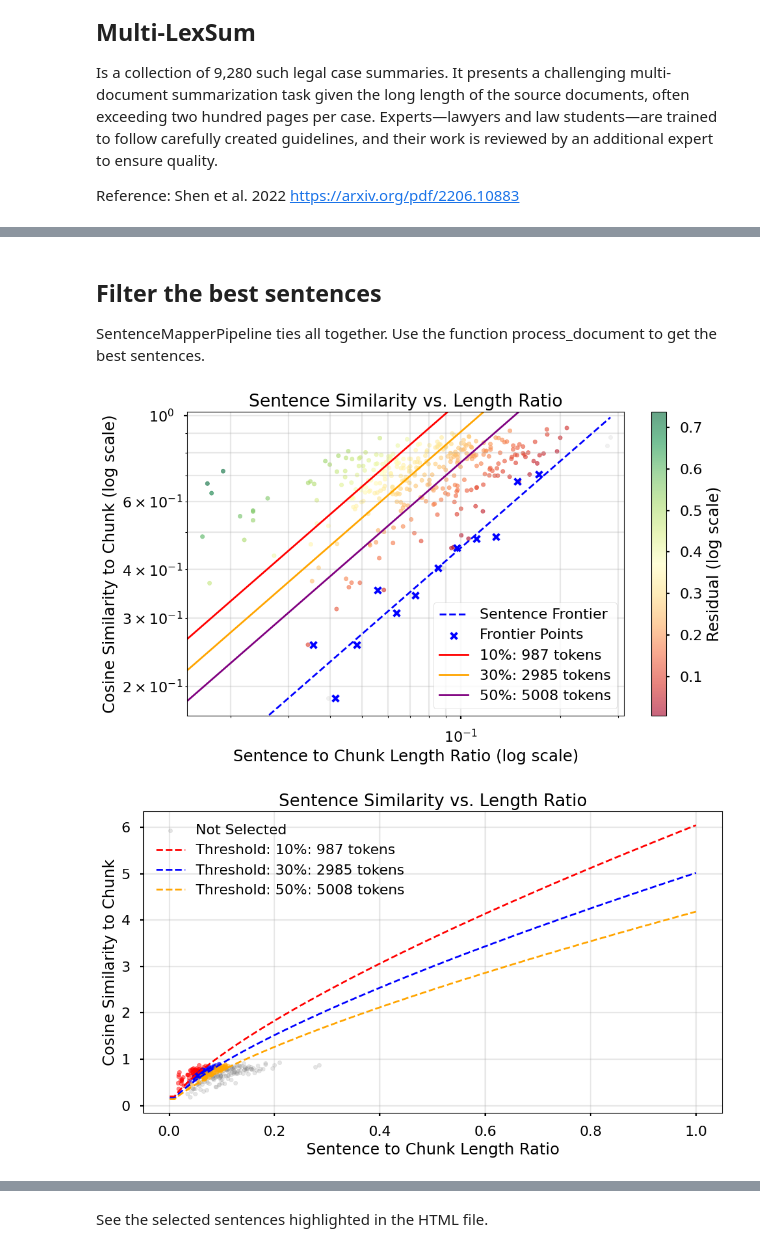
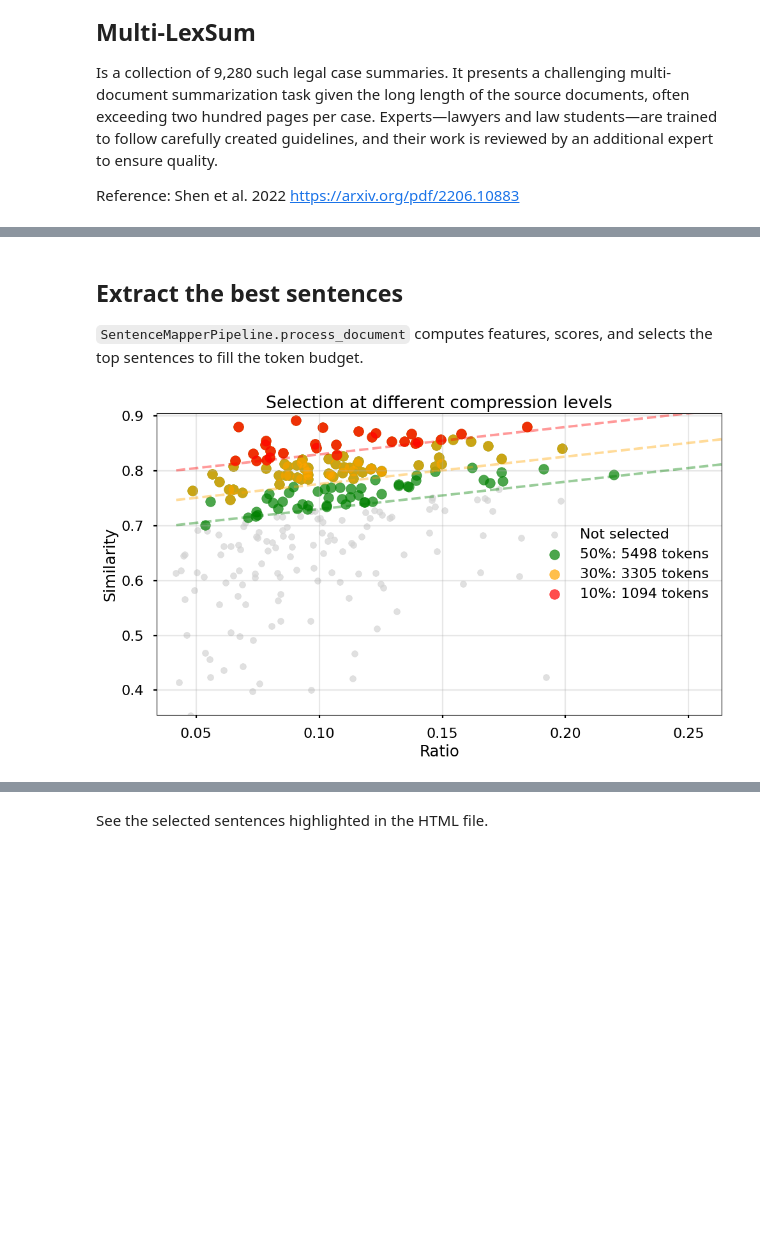
Before and after one commit to lgarma/SentenceMapper, a Jupyter notebook: example.ipynb, the cells around one changed output, grey strips where cells are left out. Drawn from its saved outputs; the diff is of its cells as text; code cells hidden in the pictures; blank space fills up the shorter version.

Commit message:
Updated to new method

```diff
--- a/example.ipynb
+++ b/example.ipynb
@@ -102,10 +120,20 @@ processor = SentenceProcessor(
 # %%
-report = govreport[1]["report"]
-reference_summary = govreport[1]["summary"]
-
 features = processor.compute_document_features(text=report)
 
-print(f"Total chunks: {len(features['chunks'])}")
-print(f"Total sentences: {len(features['all_similarities'])}")
+print(f"Total sentences: {len(features['similarities'])}")
 print(f"Total tokens: {features['total_tokens']}")
+
+
+
+fig = SentenceMapperVisualizer.plot_similarity_vs_ratio(
+    similarities=features['similarities'],
+    ratios=features['ratios'],
+    tokens=features['tokens'],
+    objective_percentage=0.3,
+    length_bias=0.5,
+    title="Sentence length bias (α=0.5)",
+    save_path="data/img/similarity_vs_ratio_plot.png"
+)
+
+plt.show()
 # %% [output]
@@ -154,48 +171,31 @@ visualizer.plot_with_frontier(
 # %% [markdown]
-## Filter the best sentences
+## Extract the best sentences
 
-SentenceMapperPipeline ties all together. Use the function process_document to get the best sentences.
+`SentenceMapperPipeline.process_document` computes features, scores, and selects the top sentences to fill the token budget.
 # %%
 # Initialize pipeline with custom splitter
 pipeline = SentenceMapperPipeline(
     embedding_model_name="minishlab/potion-base-8M",
-    chunk_size=2048,
-    min_sentence_length=124,
+    context_budget=2048,
+    min_sentence_length=256,
     custom_parameters=custom_parameters,
+    length_bias=0.5,
 )
 
 objective_percentages = [0.1, 0.3, 0.5]
 
 results = []
-for objective_percentage in objective_percentages:
-    result = pipeline.process_document(
-        text=report,
-        objective_percentage=objective_percentage,
-        fit_method='binned_min'
-    )
-    results.append(result)
+for pct in objective_percentages:
+    r = pipeline.process_document(text=report, objective_percentage=pct)
+    results.append(r)
 
-result = results[1]  # Select the result for 30% objective
-visualizer.plot_with_frontier(
-    similarities=result['all_similarities'],
-    ratios=result['ratios'],
-    slope=slope,
-    intercept=intercept,
-    info=info,
-    x_opt=[r['x_opt'] for r in results],
-    labels=[f"{objective_percentage*100:.0f}%: {result['selected_tokens']} tokens" for objective_percentage, result in zip(objective_percentages, results)],
-    title=f"Sentence Similarity vs. Length Ratio",
-    save_path="frontier_with_selection.png",
+# Show selections at different compression levels
+SentenceMapperVisualizer.plot_similarity_vs_ratio_multiple_objectives(
+    similarities=features['similarities'],
+    ratios=features['ratios'],
+    results=results,
+    objective_percentages=objective_percentages,
+    title="Selection at different compression levels"
 )
-
-visualizer.plot_similarity_vs_ratio(
-    similarities=result['all_similarities'],
-    ratios=result['ratios'],
-    mask = [r['mask'] for r in results],
-    x_opt= [r['x_opt'] for r in results],
-    labels=[f"{objective_percentage*100:.0f}%: {r['selected_tokens']} tokens" for objective_percentage, r in zip(objective_percentages, results)],
-    title="Sentence Similarity vs. Length Ratio",
-)
 # %% [output]
-[figure, old version]
+[figure, new version]
-[figure, removed]
```
Also changed, not shown: parts of 31 cells of this notebook, 4 other files.
